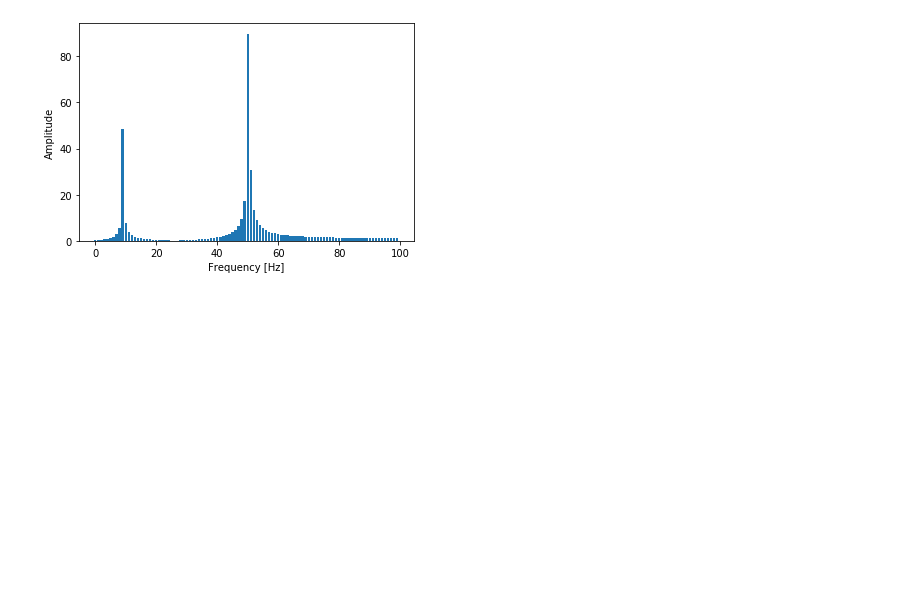
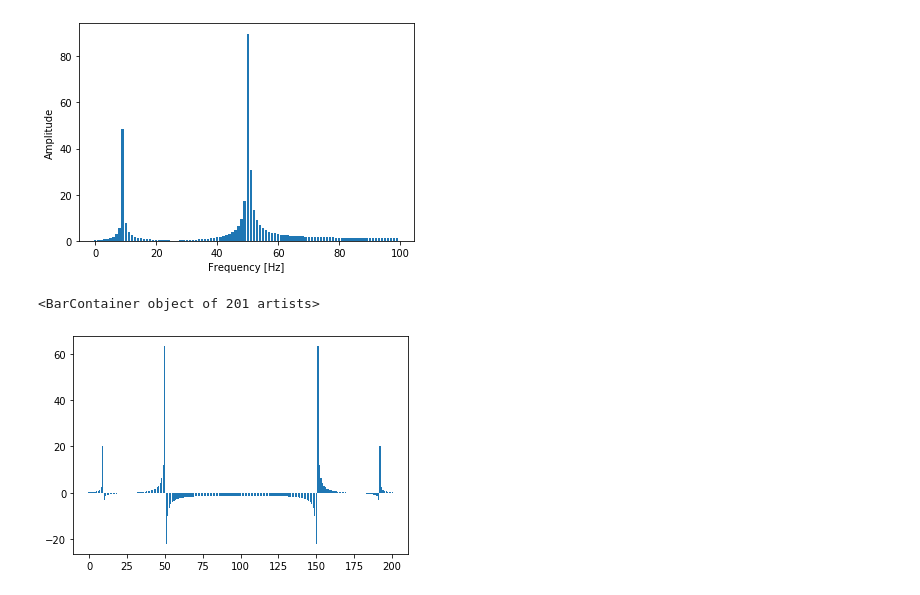
Before and after one commit to bjmin/bmin_comphys, a Jupyter notebook: cp/cp08/comphys08-3.ipynb, the cells around one changed output. Cells and saved outputs as stored; diff of their text form; code cells hidden in the pictures; blank space fills up the shorter version.

```diff
--- a/cp/cp08/comphys08-3.ipynb
+++ b/cp/cp08/comphys08-3.ipynb
@@ -118,3 +117,8 @@ plt.bar(f[:N // 2], np.abs(fft)[:N // 2])
 # %% [output]
 <BarContainer object of 100 artists>
 [figure]
+# %%
+plt.bar(f[:N], fft[:N])
+# %% [output]
+<BarContainer object of 201 artists>
+[figure, added]
```
Also changed, not shown: parts of 1 cell of this notebook.
